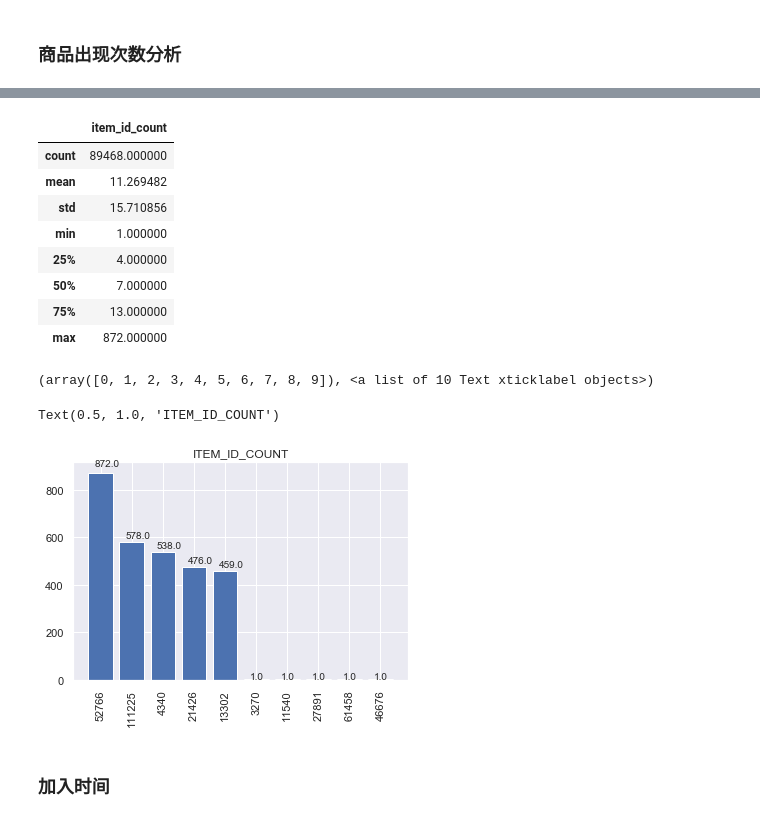
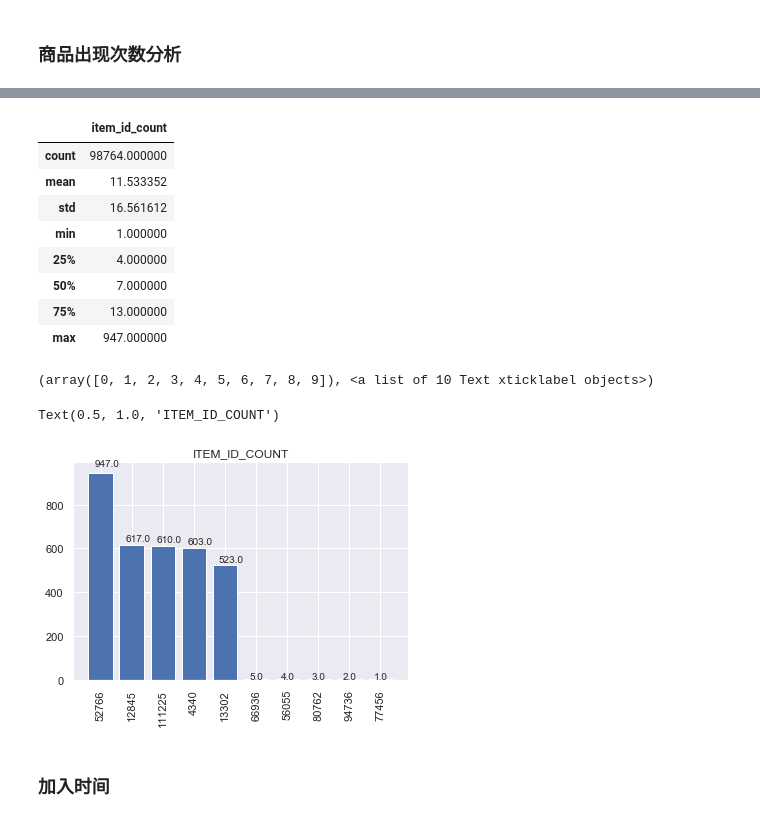
Before and after one commit to bangbangzhou/KDD_2020_Challenges_for_Modern_E-Commerce, a Jupyter notebook: code/data_analysis.ipynb, the cells around one changed output, grey strips where cells are left out. Cells and saved outputs as stored; diff of their text form; code cells hidden in the pictures.

```diff
--- a/code/data_analysis.ipynb
+++ b/code/data_analysis.ipynb
@@ -45,4 +47,4 @@ def getTrainData(files,isckick=True,names=['user_id', 'item_id', 'time'],num=1):
 # %% [markdown]
 ### 获取train_click
 # %%
-train_click_data=getTrainData(train_path_click,isckick=True,names=['user_id', 'item_id', 'time'],num=6)
+train_click_data=getTrainData(train_path_click,isckick=True,names=['user_id', 'item_id', 'time'],num=7)
@@ -175,10 +204,9 @@ Text(0.5, 1.0, 'User_ID_COUNT')
 # %% [markdown]
 ### 商品出现次数分析
 # %%
-train_click_groupby_item_id=train_click_data["item_id"].value_counts().to_frame()
+train_click_groupby_item_id=train_click_data["item_id"].value_counts().to_frame().reset_index()
 
-train_click_groupby_item_id.columns=["item_id_count"]
+train_click_groupby_item_id.columns=["item_id","item_id_count"]
 train_click_groupby_item_id.shape[0]
 train_click_groupby_item_id=train_click_groupby_item_id.sort_values(axis = 0,by=["item_id_count"],ascending=False)
-item_id_count=pd.concat([train_click_groupby_item_id.head(),train_click_groupby_item_id.tail()])
 # %% [output]
@@ -185,0 +225,4 @@ item_id_count=pd.concat([train_click_groupby_item_id.head(),train_click_groupby_
+# %%
+train_click_groupby_item_id_tail100= train_click_groupby_item_id.tail(40000)
+train_click_groupby_item_id_tail100=train_click_groupby_item_id_tail100.drop_duplicates("item_id_count")
+train_click_groupby_item_id_tail100.tail()
@@ -186,26 +236,28 @@ item_id_count=pd.concat([train_click_groupby_item_id.head(),train_click_groupby_
+# %%
+item_id_count=pd.concat([train_click_groupby_item_id.head(),train_click_groupby_item_id_tail100.tail()])
 # %%
 train_click_groupby_item_id[["item_id_count"]].describe()
 # %% [output]
 |  | item_id_count |
-| count | 89468.000000 |
-| mean | 11.269482 |
-| std | 15.710856 |
+| count | 98764.000000 |
+| mean | 11.533352 |
+| std | 16.561612 |
 | min | 1.000000 |
 | 25% | 4.000000 |
 | 50% | 7.000000 |
 | 75% | 13.000000 |
-| max | 872.000000 |
+| max | 947.000000 |
 # %%
 b=plt.bar(  range(len(item_id_count.index)),item_id_count["item_id_count"].values ,
-          width=0.8,tick_label = item_id_count.index)
+          width=0.8,tick_label = item_id_count["item_id"])
 autolabel(b)
 plt.xticks(rotation = 90)
 plt.title('ITEM_ID_COUNT')
 plt.show()
 # %% [output]
 (array([0, 1, 2, 3, 4, 5, 6, 7, 8, 9]), <a list of 10 Text xticklabel objects>)
 Text(0.5, 1.0, 'ITEM_ID_COUNT')
-[figure, old version]
+[figure, new version]
 # %% [markdown]
 ### 加入时间
 # %%
```
Also changed, not shown: parts of 68 cells of this notebook.
